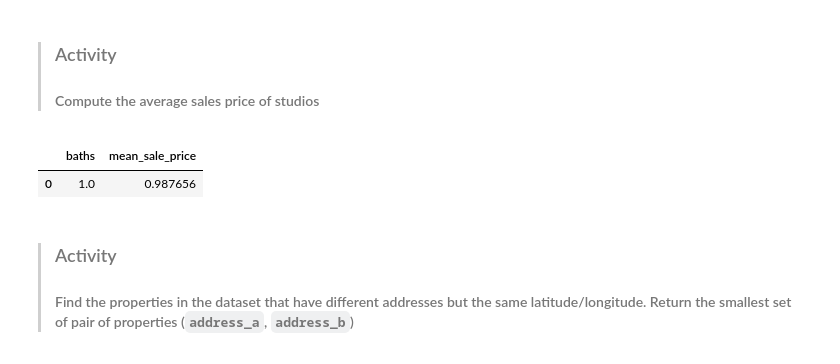
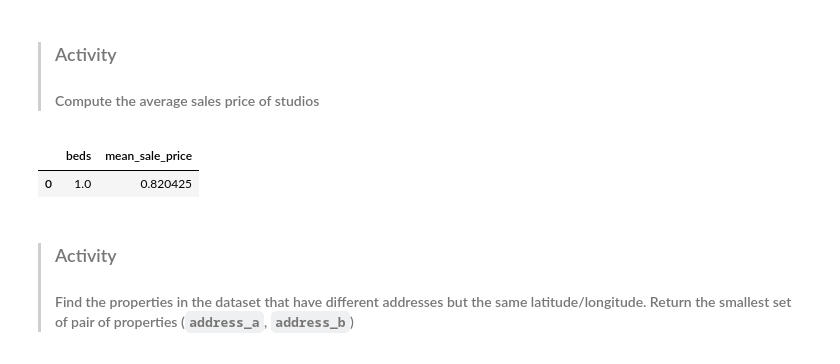
Before and after one commit to gummyz71/DS-SF-36, a Jupyter notebook: classes/04/notebooks/codealong-04-part-a-rdbms-databases-and-sqlite-starter-code.ipynb, the cells around one changed output. Saved outputs shown, nothing was run; the diff lists cells and outputs as text; code cells hidden in the pictures.

```diff
--- a/classes/04/notebooks/codealong-04-part-a-rdbms-databases-and-sqlite-starter-code.ipynb
+++ b/classes/04/notebooks/codealong-04-part-a-rdbms-databases-and-sqlite-starter-code.ipynb
@@ -6,7 +6,7 @@
 import os
 
 import pandas as pd
-pd.set_option('display.max_rows', 10)
+pd.set_option('display.max_rows', 20)
 pd.set_option('display.notebook_repr_html', True)
 pd.set_option('display.max_columns', 10)
 
@@ -399,31 +418,31 @@ Note: `baths = 0` usually refers to studios but not always...
 # %%
 pd.io.sql.read_sql(
 '''
 WITH normalized_sale_prices AS
     (SELECT id, sale_price / 1000000 AS sale_price
         FROM transactions
         WHERE sale_price_unit = '$'
     UNION ALL
     SELECT id, sale_price
         FROM transactions
         WHERE sale_price_unit = '$M'),
 
 baths_normalized_sale_prices AS
-    (SELECT properties.baths AS baths, normalized_sale_prices.sale_price AS sale_price
+    (SELECT properties.beds AS beds, normalized_sale_prices.sale_price AS sale_price
         FROM properties
         JOIN normalized_sale_prices
             ON normalized_sale_prices.id = properties.id)
 
-SELECT baths, AVG(sale_price) AS mean_sale_price
+SELECT beds, AVG(sale_price) AS mean_sale_price
     FROM baths_normalized_sale_prices
-    WHERE baths = "1"
-    GROUP BY baths
+    WHERE beds = "1"
+    GROUP BY beds
 
 ;
 ''', con = db)
 # %% [output]
-|  | baths | mean_sale_price |
-| 0 | 1.0 | 0.987656 |
+|  | beds | mean_sale_price |
+| 0 | 1.0 | 0.820425 |
 # %% [markdown]
 > ### Activity
 > #### Find the properties in the dataset that have different addresses but the same latitude/longitude.  Return the smallest set of pair of properties (`address_a`, `address_b`)
```
Also changed, not shown: parts of 10 cells of this notebook.
